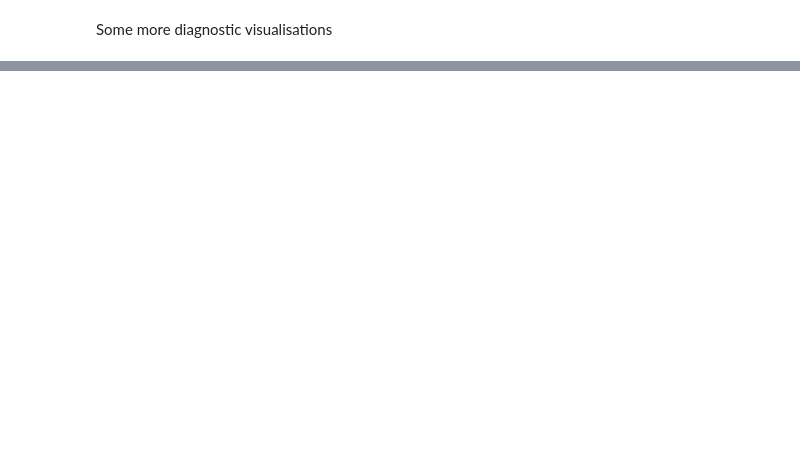
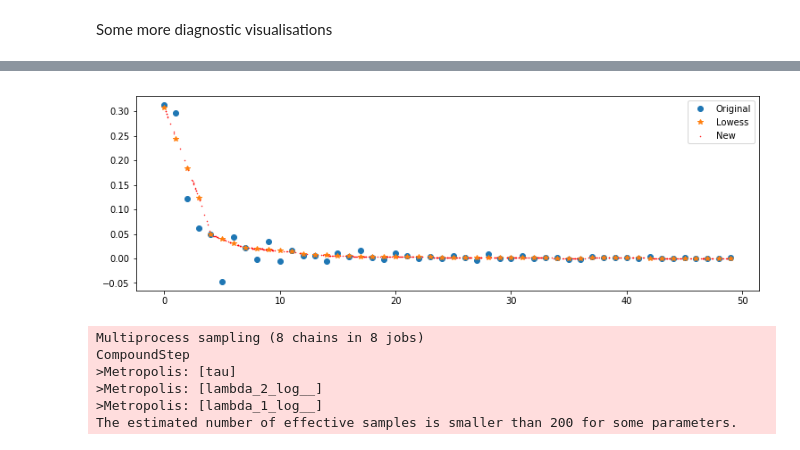
Before and after one commit to nickmalleson/sppt, a Jupyter notebook: changepoint_mcmc.ipynb, the cells around one changed output, grey strips where cells are left out. Cells and saved outputs as stored; diff of their text form; code cells hidden in the pictures; blank space fills up the shorter version.

```diff
--- a/changepoint_mcmc.ipynb
+++ b/changepoint_mcmc.ipynb
@@ -218,0 +242,31 @@ Also could try dropping the first few points as these are when the number of cel
+# %%
+difference=difference[0:50]
+
+# lowess will return our "smoothed" data with a y value for at every x-value
+y = difference
+x = np.arange(len(difference))
+lowess = sm.nonparametric.lowess(y, x, frac=.18)
+
+# unpack the lowess smoothed points to their values
+lowess_x = list(zip(*lowess))[0]
+lowess_y = list(zip(*lowess))[1]
+
+# run scipy's interpolation. There is also extrapolation I believe
+f = interp1d(lowess_x, lowess_y, bounds_error=False)
+
+xnew = sorted([random.uniform(0,len(difference)) for r in range(500)])
+
+# this this generate y values for our xvalues by our interpolator
+# it will MISS values outsite of the x window (less than 3, greater than 33)
+# There might be a better approach, but you can run a for loop
+#and if the value is out of the range, use f(min(lowess_x)) or f(max(lowess_x))
+ynew = f(xnew)
+
+
+plt.plot(x, y, 'o', label="Original")
+plt.plot(lowess_x, lowess_y, '*', label="Lowess")
+plt.scatter(xnew, ynew, marker='.', color="#FF0000", label="New", s=1)
+plt.legend()
+plt.show()
+# %% [output]
+[figure, added]
@@ -218,0 +287,13 @@ Also could try dropping the first few points as these are when the number of cel
+# %%
+N = 10000 # Number of samples
+with model2:
+    step = pm.Metropolis()
+    start = pm.find_MAP() # Help it to start from a good place
+    trace = pm.sample(N, tune=int(N*2), step=step, start=start, njobs=8)
+# %% [output]
+Multiprocess sampling (8 chains in 8 jobs)
+CompoundStep
+>Metropolis: [tau]
+>Metropolis: [lambda_2_log__]
+>Metropolis: [lambda_1_log__]
+The estimated number of effective samples is smaller than 200 for some parameters.
```
Also changed, not shown: parts of 21 cells of this notebook, 2 other files.
